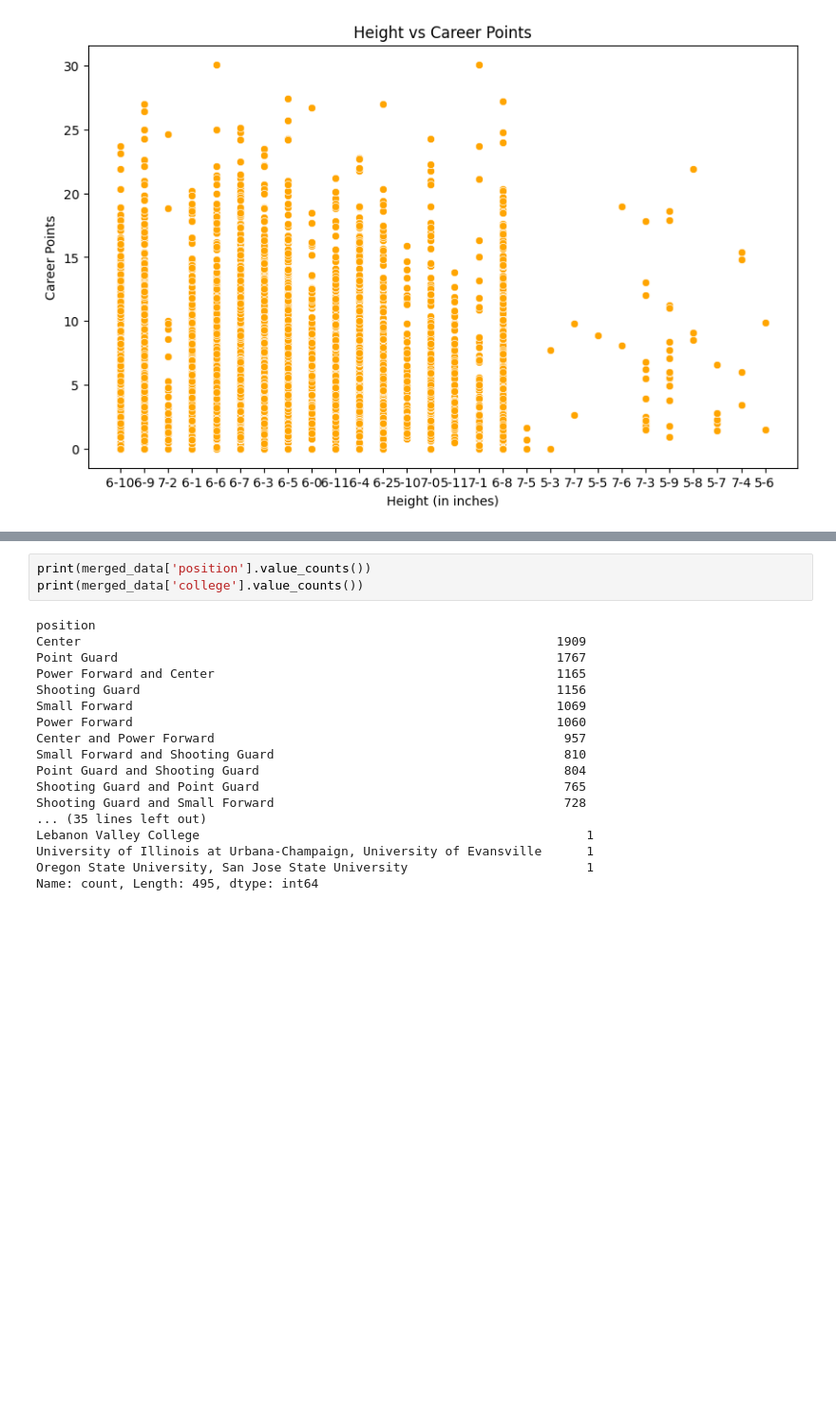
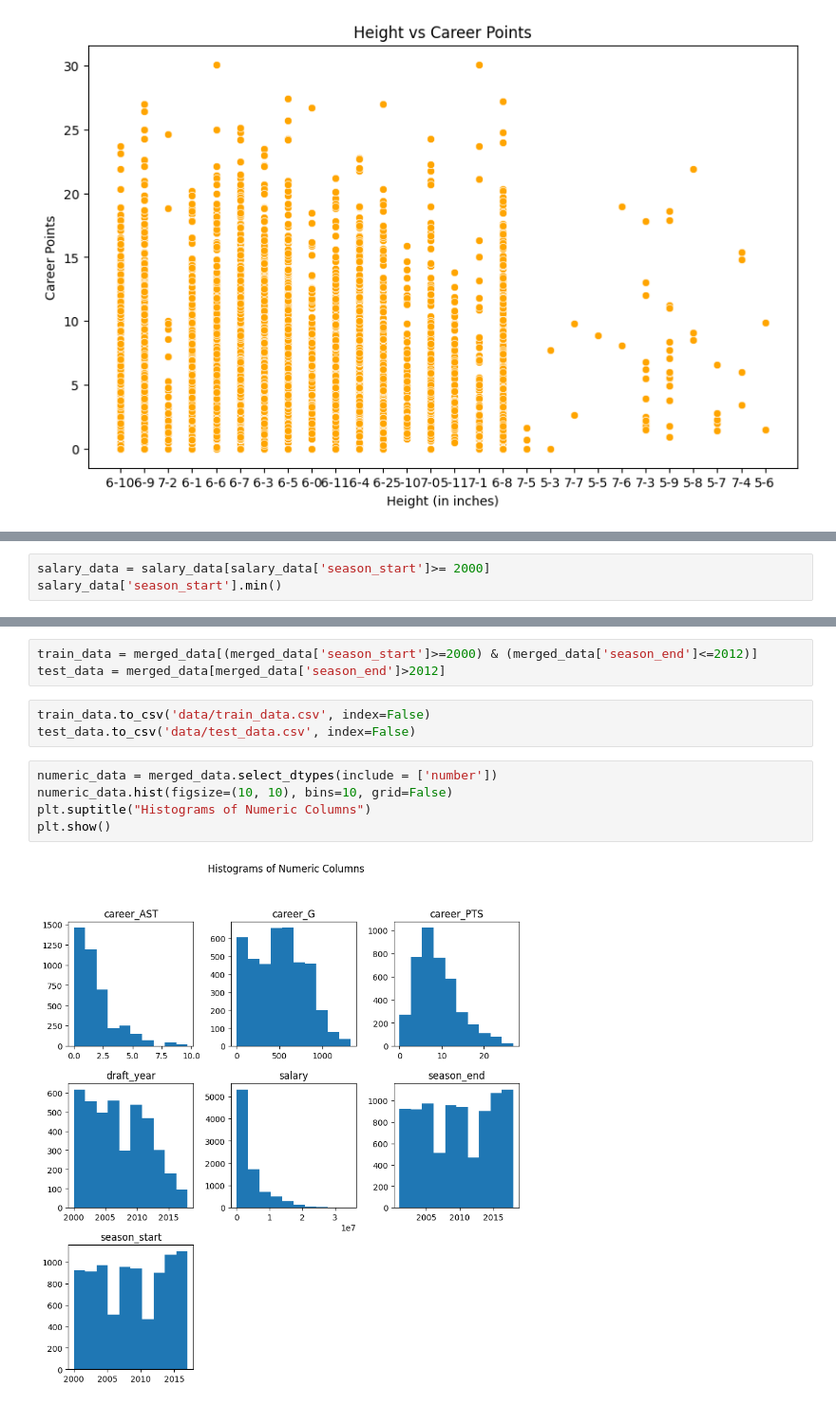
Before and after one commit to AndrewH06/nba-salary, a Jupyter notebook: rachel.ipynb, the cells around one changed output, grey strips where cells are left out. Shown at 95% size. Saved outputs shown, nothing was run; the diff lists cells and outputs as text; blank space fills up the shorter version.

Commit message:
intial forward model

```diff
--- a/rachel.ipynb
+++ b/rachel.ipynb
@@ -154,0 +177,3 @@ merged_data.head()
+# %%
+salary_data = salary_data[salary_data['season_start']>= 2000]
+salary_data['season_start'].min()
@@ -164,23 +252,15 @@ Index(['index_x', 'league', 'player_id', 'salary', 'season', 'season_end',
       dtype='object')
-# %%
-print(merged_data['position'].value_counts())
-print(merged_data['college'].value_counts())
-# %% [output]
-position
-Center                                                                1909
-Point Guard                                                           1767
-Power Forward and Center                                              1165
-Shooting Guard                                                        1156
-Small Forward                                                         1069
-Power Forward                                                         1060
-Center and Power Forward                                               957
-Small Forward and Shooting Guard                                       810
-Point Guard and Shooting Guard                                         804
-Shooting Guard and Point Guard                                         765
-Shooting Guard and Small Forward                                       728
-... (35 lines left out)
-Lebanon Valley College                                                    1
-University of Illinois at Urbana-Champaign, University of Evansville      1
-Oregon State University, San Jose State University                        1
-Name: count, Length: 495, dtype: int64
+# %%
+train_data = merged_data[(merged_data['season_start']>=2000) & (merged_data['season_end']<=2012)]
+test_data = merged_data[merged_data['season_end']>2012]
+# %%
+train_data.to_csv('data/train_data.csv', index=False)
+test_data.to_csv('data/test_data.csv', index=False)
+# %%
+numeric_data = merged_data.select_dtypes(include = ['number'])
+numeric_data.hist(figsize=(10, 10), bins=10, grid=False)
+plt.suptitle("Histograms of Numeric Columns")
+plt.show()
+# %% [output]
+[figure, added]
 # %%
```
Also changed, not shown: parts of 24 cells of this notebook.
